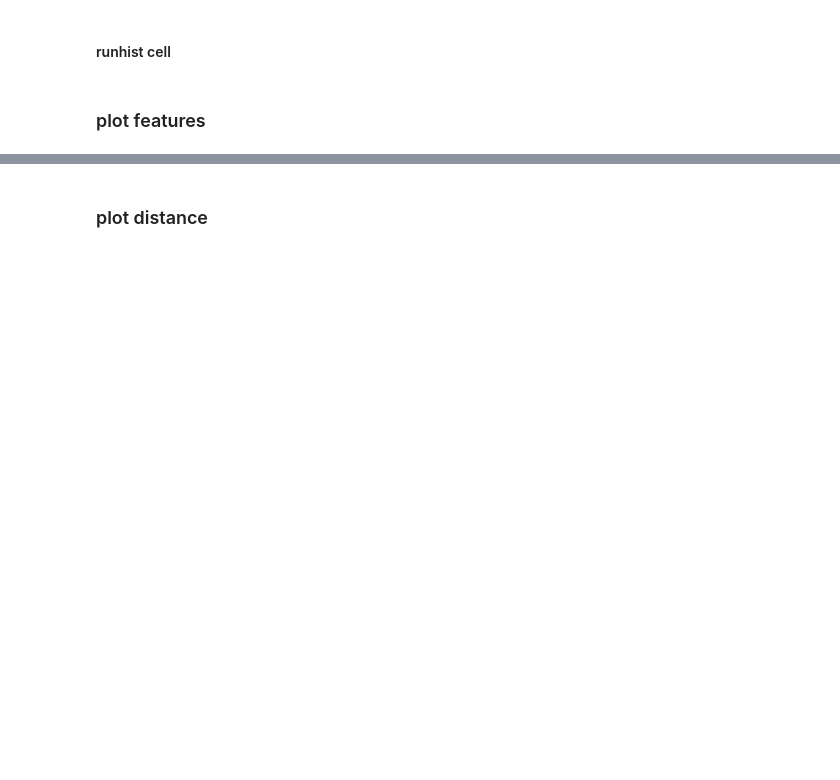
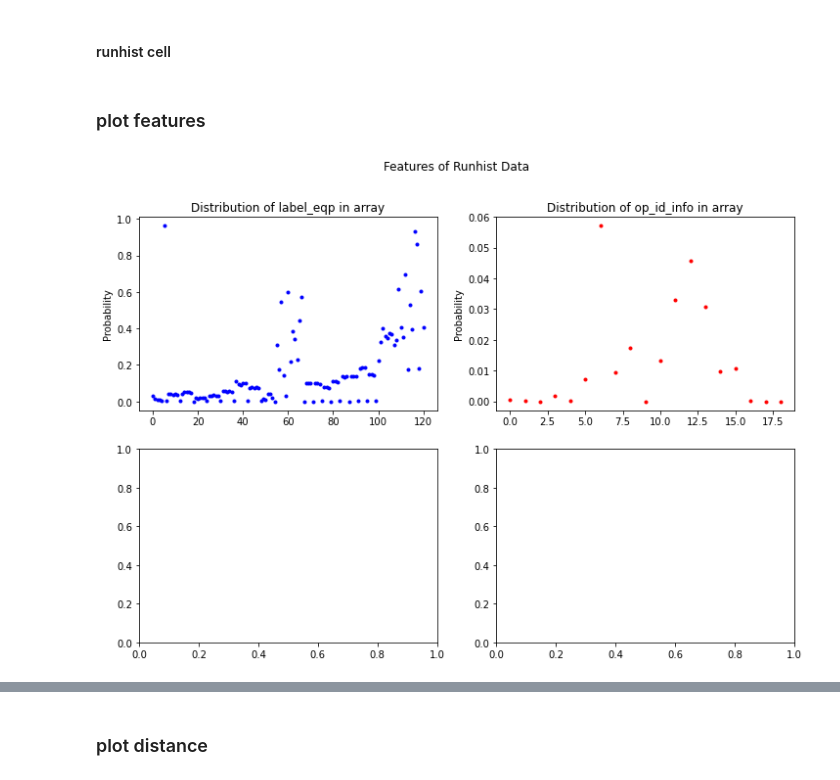
Before and after one commit to ruibone/AUO_aging_test, a Jupyter notebook: AUO aging test/AUO_aging/1_1_Dataset_Construction.ipynb, the cells around one changed output, grey strips where cells are left out. Cells and saved outputs as stored; diff of their text form; code cells hidden in the pictures; blank space fills up the shorter version.

```diff
--- a/AUO aging test/AUO_aging/1_1_Dataset_Construction.ipynb
+++ b/AUO aging test/AUO_aging/1_1_Dataset_Construction.ipynb
@@ -914,6 +898,8 @@ all_runhist.to_csv('runhist.csv')
 ### plot features
 # %%
 ##### plot distribution of features #####
-feature_distribution(all_array)
+feature_distribution(all_runhist)
+# %% [output]
+[figure, added]
 # %%
 #### counts of equipment & operation used in each instances #####
```
Also changed, not shown: parts of 16 cells of this notebook, 8 other files.
